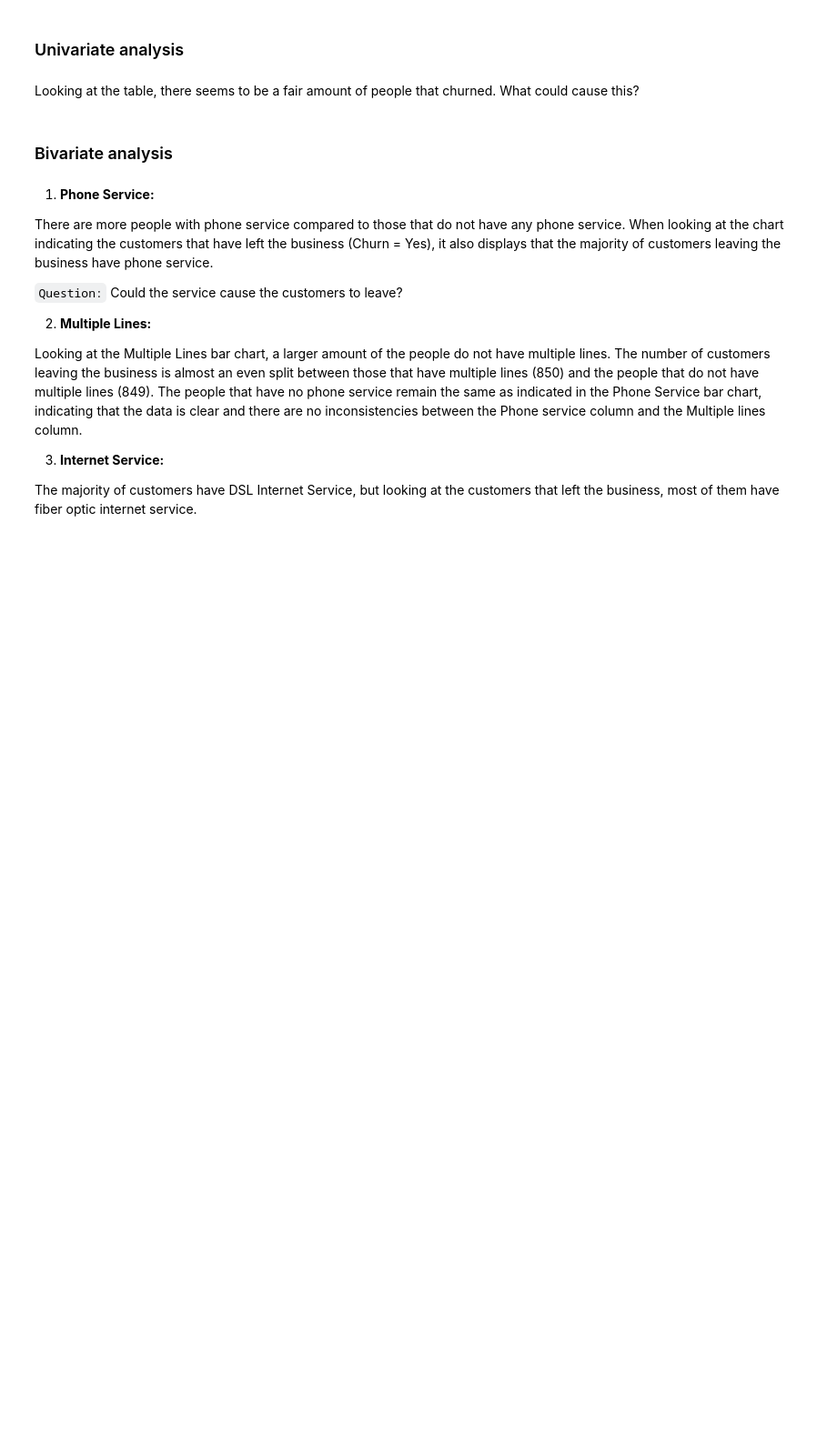
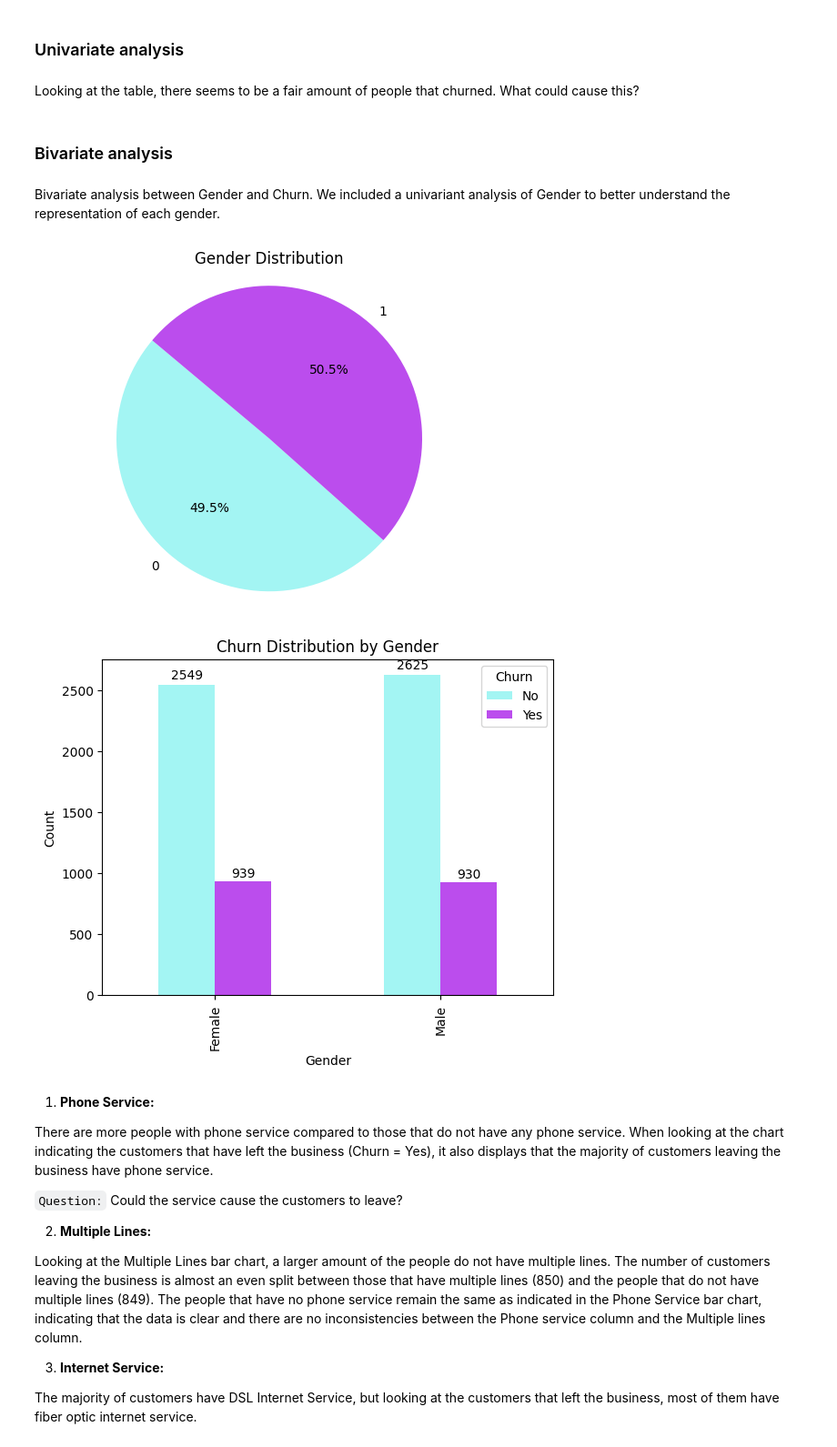
Before and after one commit to PreciousNosiphoDonkrag/MLG382_Projects, a Jupyter notebook: project_2/customer_churn.ipynb, the cells around one changed output. Shown at 91% size. Drawn from its saved outputs; the diff is of its cells as text; code cells hidden in the pictures; blank space fills up the shorter version.

Commit message:
Added Gender

```diff
--- a/project_2/customer_churn.ipynb
+++ b/project_2/customer_churn.ipynb
@@ -249,6 +250,48 @@ fig.show()
 Looking at the table, there seems to be a fair amount of people that churned. What could cause this?
 # %% [markdown]
 ### Bivariate analysis
+# %% [markdown]
+Bivariate analysis between Gender and Churn. We included a univariant analysis of Gender to better understand the representation of each gender.
+# %%
+gender_data = data_df['gender']
+
+gender_mapping = {"Male": 0, "Female": 1}
+
+# Use LabelEncoder for encoding
+le = LabelEncoder()
+encoded_gender = le.fit_transform(gender_data)
+gender_counts = Counter(encoded_gender)
+pie_chart_labels = list(gender_counts.keys())
+pie_chart_values = list(gender_counts.values())
+
+colors = ['#A3F5F3', '#BB4DED']
+
+plt.pie(pie_chart_values, labels=pie_chart_labels, autopct="%1.1f%%", startangle=140, colors=colors)
+plt.title('Gender Distribution')
+plt.axis('equal')
+
+gender_loan_counts = pd.crosstab(data_df['gender'], data_df['Churn'])
+gender_loan_counts.plot(kind='bar', stacked=False, color=colors)
+plt.xlabel('Gender')
+plt.ylabel('Count')
+title = 'Churn Distribution by Gender'
+plt.title(title)
+
+# Get bar positions and heights
+bars = plt.gca().patches  # Get all bars in the current plot
+bar_positions = [bar.get_x() + bar.get_width() / 2 for bar in bars]  # Get center x of each bar
+bar_heights = [bar.get_height() for bar in bars]  # Get height of each bar
+
+# Annotate each bar with its count (total)
+for i, (pos, height) in enumerate(zip(bar_positions, bar_heights)):
+    plt.annotate(str(int(height)), (pos, height * 1.01), ha='center', va='bottom')  # Add some space above the bar with 1.01 multiplier
+
+plt.legend(title='Churn')
+
+plt.show()
+# %% [output]
+[figure, added]
+[figure, added]
 # %%
 # Compering the following tables (PhoneService, MultipleLines, InternetService, OnlineSecurity)
 
```
Also changed, not shown: parts of 1 cell of this notebook.
